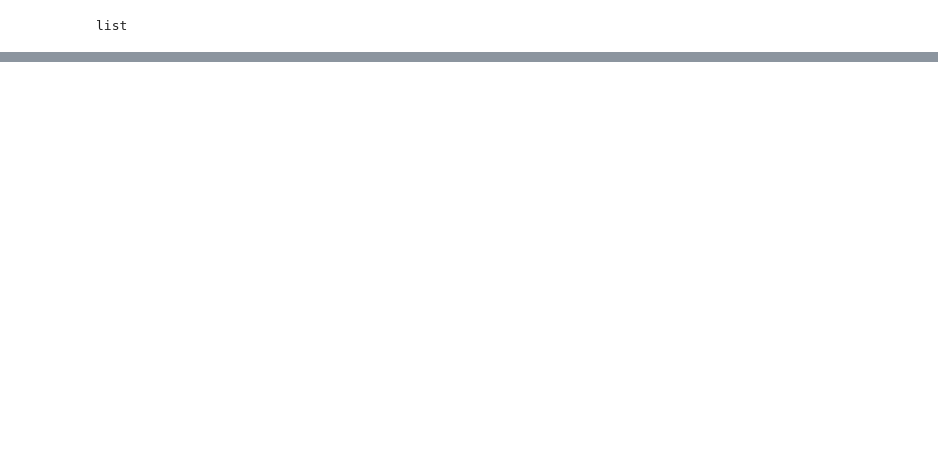
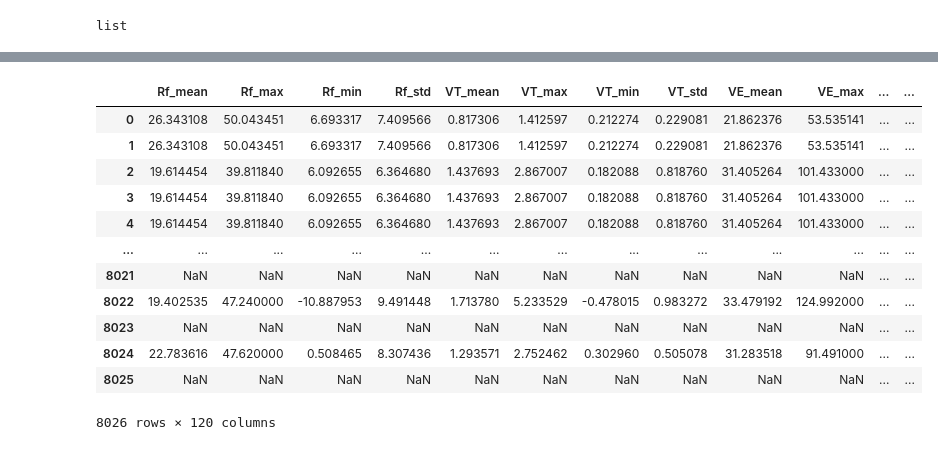
Before and after one commit to Nevineleven/CPET-AI, a Jupyter notebook: parsing.ipynb, the cells around one changed output, grey strips where cells are left out. Saved outputs shown, nothing was run; the diff lists cells and outputs as text; code cells hidden in the pictures; blank space fills up the shorter version.

```diff
--- a/parsing.ipynb
+++ b/parsing.ipynb
@@ -238,0 +168,4 @@ features = features.applymap(process_cell)
+# %%
+from src.preprocessing import feature_pruning
+pruned_features = feature_pruning(features, time)
+pruned_features
@@ -238,0 +186,3 @@ features = features.applymap(process_cell)
+# %%
+pruned_features['outcome'] = data_and_outcomes['Death']
+pruned_features.head(2)
@@ -238,0 +194,35 @@ features = features.applymap(process_cell)
+# %%
+time_series_features = pd.DataFrame()
+for col in pruned_features.iloc[:,0:-3]:
+    for idx, row in pruned_features.iterrows():
+        try:
+            time_series_features.at[idx, col + '_mean'] = np.mean(row[col])
+        except:
+            time_series_features.at[idx, col + '_mean'] = np.nan
+        try:
+            time_series_features.at[idx, col + '_max'] = np.max(row[col])
+        except:
+            time_series_features.at[idx, col + '_max'] = np.nan
+        try:
+            time_series_features.at[idx, col + '_min'] = np.min(row[col])
+        except:
+            time_series_features.at[idx, col + '_min'] = np.nan
+        try:
+            time_series_features.at[idx, col + '_std'] = np.std(row[col])
+        except:
+            time_series_features.at[idx, col + '_std'] = np.nan
+time_series_features
+# %% [output]
+|  | Rf_mean | Rf_max | Rf_min | Rf_std | VT_mean | VT_max | VT_min | VT_std | VE_mean | VE_max | ... | ... |
+| 0 | 26.343108 | 50.043451 | 6.693317 | 7.409566 | 0.817306 | 1.412597 | 0.212274 | 0.229081 | 21.862376 | 53.535141 | ... | ... |
+| 1 | 26.343108 | 50.043451 | 6.693317 | 7.409566 | 0.817306 | 1.412597 | 0.212274 | 0.229081 | 21.862376 | 53.535141 | ... | ... |
+| 2 | 19.614454 | 39.811840 | 6.092655 | 6.364680 | 1.437693 | 2.867007 | 0.182088 | 0.818760 | 31.405264 | 101.433000 | ... | ... |
+| 3 | 19.614454 | 39.811840 | 6.092655 | 6.364680 | 1.437693 | 2.867007 | 0.182088 | 0.818760 | 31.405264 | 101.433000 | ... | ... |
+| 4 | 19.614454 | 39.811840 | 6.092655 | 6.364680 | 1.437693 | 2.867007 | 0.182088 | 0.818760 | 31.405264 | 101.433000 | ... | ... |
+| ... | ... | ... | ... | ... | ... | ... | ... | ... | ... | ... | ... | ... |
+| 8021 | NaN | NaN | NaN | NaN | NaN | NaN | NaN | NaN | NaN | NaN | ... | ... |
+| 8022 | 19.402535 | 47.240000 | -10.887953 | 9.491448 | 1.713780 | 5.233529 | -0.478015 | 0.983272 | 33.479192 | 124.992000 | ... | ... |
+| 8023 | NaN | NaN | NaN | NaN | NaN | NaN | NaN | NaN | NaN | NaN | ... | ... |
+| 8024 | 22.783616 | 47.620000 | 0.508465 | 8.307436 | 1.293571 | 2.752462 | 0.302960 | 0.505078 | 31.283518 | 91.491000 | ... | ... |
+| 8025 | NaN | NaN | NaN | NaN | NaN | NaN | NaN | NaN | NaN | NaN | ... | ... |
+8026 rows × 120 columns
```
Also changed, not shown: parts of 18 cells of this notebook, 1 other file.
